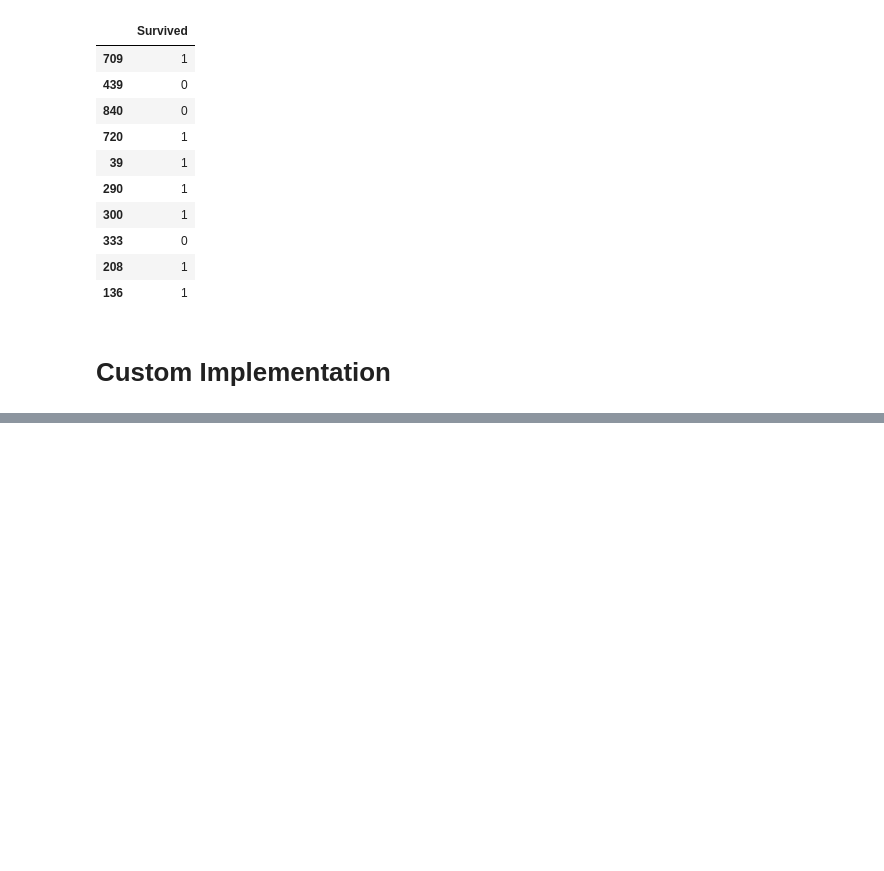
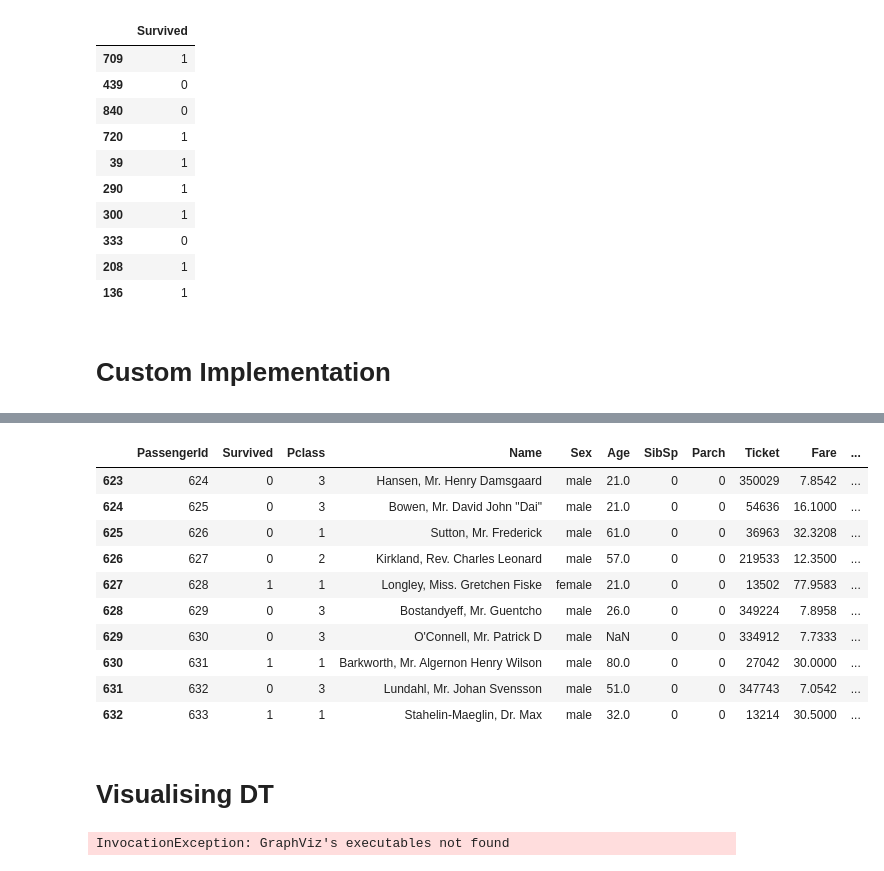
Before and after one commit to mitalee18/titanic-survival, a Jupyter notebook: DecisionTree.ipynb, the cells around one changed output, grey strips where cells are left out. Drawn from its saved outputs; the diff is of its cells as text; code cells hidden in the pictures; blank space fills up the shorter version.

```diff
--- a/DecisionTree.ipynb
+++ b/DecisionTree.ipynb
@@ -242,0 +298,5 @@ class DecisionTree:
+# %%
+split = int(0.7*clean_data.shape[0])
+train_data = clean_data[:split]
+test_data = clean_data[split:]
+test_data = test_data.reset_index(drop=True)
@@ -242,0 +324,16 @@ class DecisionTree:
+# %%
+data[split:][:10]
+# %% [output]
+|  | PassengerId | Survived | Pclass | Name | Sex | Age | SibSp | Parch | Ticket | Fare | ... |
+| 623 | 624 | 0 | 3 | Hansen, Mr. Henry Damsgaard | male | 21.0 | 0 | 0 | 350029 | 7.8542 | ... |
+| 624 | 625 | 0 | 3 | Bowen, Mr. David John "Dai" | male | 21.0 | 0 | 0 | 54636 | 16.1000 | ... |
+| 625 | 626 | 0 | 1 | Sutton, Mr. Frederick | male | 61.0 | 0 | 0 | 36963 | 32.3208 | ... |
+| 626 | 627 | 0 | 2 | Kirkland, Rev. Charles Leonard | male | 57.0 | 0 | 0 | 219533 | 12.3500 | ... |
+| 627 | 628 | 1 | 1 | Longley, Miss. Gretchen Fiske | female | 21.0 | 0 | 0 | 13502 | 77.9583 | ... |
+| 628 | 629 | 0 | 3 | Bostandyeff, Mr. Guentcho | male | 26.0 | 0 | 0 | 349224 | 7.8958 | ... |
+| 629 | 630 | 0 | 3 | O'Connell, Mr. Patrick D | male | NaN | 0 | 0 | 334912 | 7.7333 | ... |
+| 630 | 631 | 1 | 1 | Barkworth, Mr. Algernon Henry Wilson | male | 80.0 | 0 | 0 | 27042 | 30.0000 | ... |
+| 631 | 632 | 0 | 3 | Lundahl, Mr. Johan Svensson | male | 51.0 | 0 | 0 | 347743 | 7.0542 | ... |
+| 632 | 633 | 1 | 1 | Stahelin-Maeglin, Dr. Max | male | 32.0 | 0 | 0 | 13214 | 30.5000 | ... |
+# %% [markdown]
+# Visualising DT
@@ -242,0 +346,7 @@ class DecisionTree:
+# %%
+dot_data = StringIO()
+export_graphviz(sk_tree, out_file=dot_data, filled=True, rounded=True)
+graph = pydotplus.graph_from_dot_data(dot_data.getvalue())
+Image(graph.create_png())
+# %% [output]
+InvocationException: GraphViz's executables not found
```
Also changed, not shown: parts of 7 cells of this notebook.
